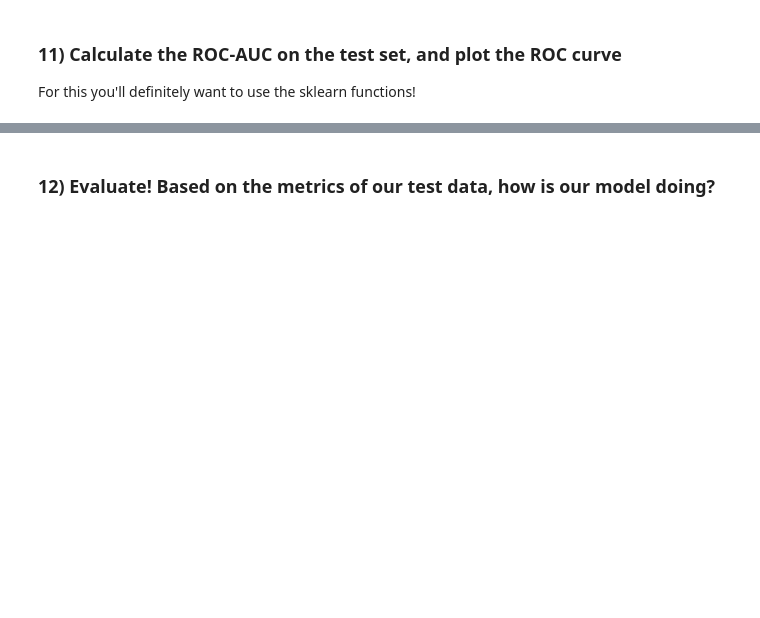
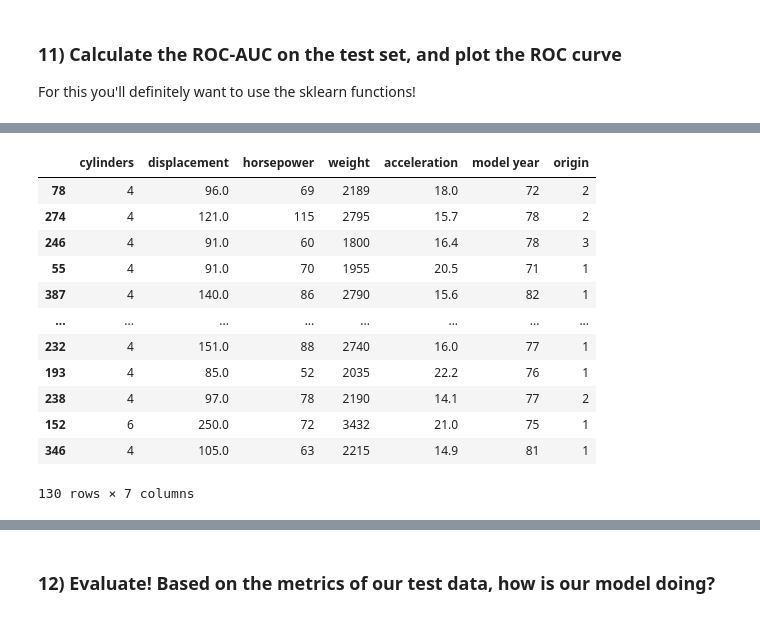
Before and after one commit to anguyen61191/DS-Live-040422, a Jupyter notebook: Phase3/CodeChallengeReview/P3-Code-Challenge-Review.ipynb, the cells around one changed output, grey strips where cells are left out. Cells and saved outputs as stored; diff of their text form; code cells hidden in the pictures; blank space fills up the shorter version.

```diff
--- a/Phase3/CodeChallengeReview/P3-Code-Challenge-Review.ipynb
+++ b/Phase3/CodeChallengeReview/P3-Code-Challenge-Review.ipynb
@@ -188,2 +331,18 @@ For this you'll definitely want to use the sklearn functions!
+# %%
+X_test
+# %% [output]
+|  | cylinders | displacement | horsepower | weight | acceleration | model year | origin |
+| 78 | 4 | 96.0 | 69 | 2189 | 18.0 | 72 | 2 |
+| 274 | 4 | 121.0 | 115 | 2795 | 15.7 | 78 | 2 |
+| 246 | 4 | 91.0 | 60 | 1800 | 16.4 | 78 | 3 |
+| 55 | 4 | 91.0 | 70 | 1955 | 20.5 | 71 | 1 |
+| 387 | 4 | 140.0 | 86 | 2790 | 15.6 | 82 | 1 |
+| ... | ... | ... | ... | ... | ... | ... | ... |
+| 232 | 4 | 151.0 | 88 | 2740 | 16.0 | 77 | 1 |
+| 193 | 4 | 85.0 | 52 | 2035 | 22.2 | 76 | 1 |
+| 238 | 4 | 97.0 | 78 | 2190 | 14.1 | 77 | 2 |
+| 152 | 6 | 250.0 | 72 | 3432 | 21.0 | 75 | 1 |
+| 346 | 4 | 105.0 | 63 | 2215 | 14.9 | 81 | 1 |
+130 rows × 7 columns
 # %%
 # Plot the ROC curve
```
Also changed, not shown: parts of 58 cells of this notebook.
